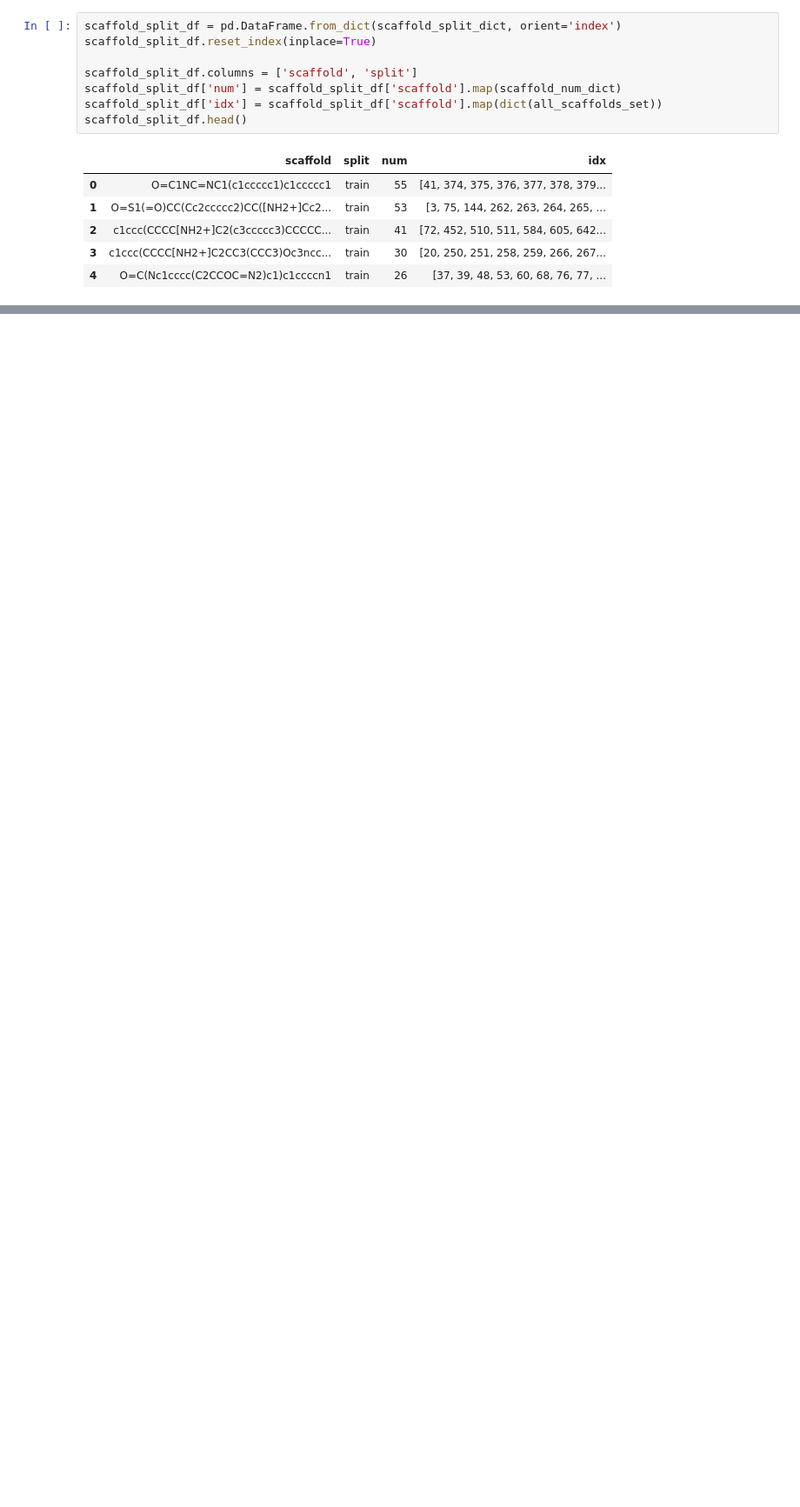
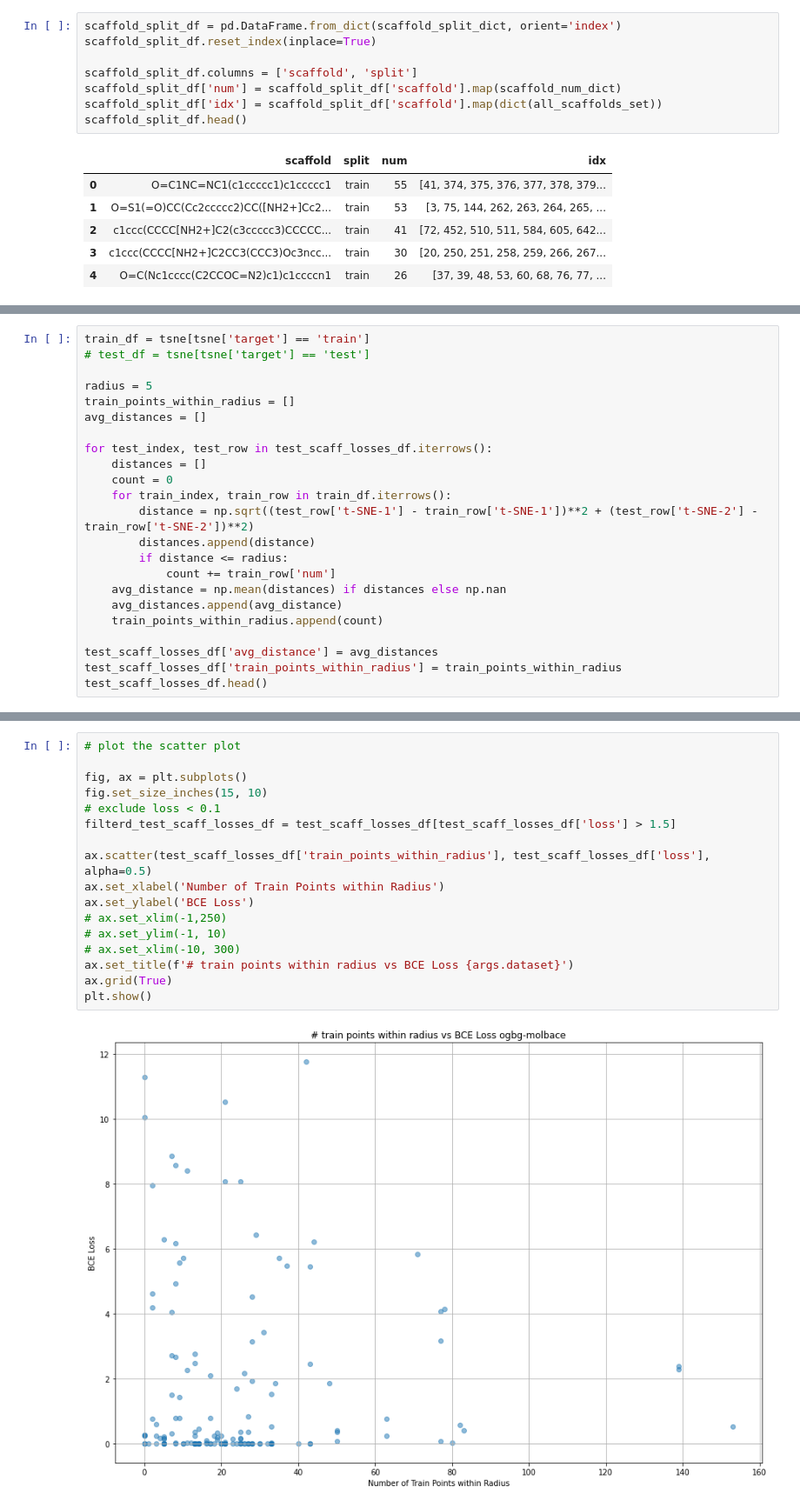
Before and after one commit to xwang38438/data_centric_molscaffold, a Jupyter notebook: test_perf.ipynb, the cells around one changed output, grey strips where cells are left out. Shown at 87% size. Saved outputs shown, nothing was run; the diff lists cells and outputs as text; blank space fills up the shorter version.

```diff
--- a/test_perf.ipynb
+++ b/test_perf.ipynb
@@ -134,0 +158,23 @@ tsne.head()
+# %%
+train_df = tsne[tsne['target'] == 'train']
+# test_df = tsne[tsne['target'] == 'test']
+
+radius = 5
+train_points_within_radius = []
+avg_distances = []
+
+for test_index, test_row in test_scaff_losses_df.iterrows():
+    distances = []
+    count = 0
+    for train_index, train_row in train_df.iterrows():
+        distance = np.sqrt((test_row['t-SNE-1'] - train_row['t-SNE-1'])**2 + (test_row['t-SNE-2'] - train_row['t-SNE-2'])**2)
+        distances.append(distance)
+        if distance <= radius:
+            count += train_row['num']
+    avg_distance = np.mean(distances) if distances else np.nan
+    avg_distances.append(avg_distance)
+    train_points_within_radius.append(count)
+
+test_scaff_losses_df['avg_distance'] = avg_distances
+test_scaff_losses_df['train_points_within_radius'] = train_points_within_radius
+test_scaff_losses_df.head()
@@ -134,0 +188,19 @@ tsne.head()
+# %%
+# plot the scatter plot
+
+fig, ax = plt.subplots()
+fig.set_size_inches(15, 10)
+# exclude loss < 0.1
+filterd_test_scaff_losses_df = test_scaff_losses_df[test_scaff_losses_df['loss'] > 1.5]
+
+ax.scatter(test_scaff_losses_df['train_points_within_radius'], test_scaff_losses_df['loss'], alpha=0.5)
+ax.set_xlabel('Number of Train Points within Radius')
+ax.set_ylabel('BCE Loss')
+# ax.set_xlim(-1,250)
+# ax.set_ylim(-1, 10)
+# ax.set_xlim(-10, 300)
+ax.set_title(f'# train points within radius vs BCE Loss {args.dataset}')
+ax.grid(True)
+plt.show()
+# %% [output]
+[figure, added]
```
Also changed, not shown: parts of 9 cells of this notebook, 3 other files.
